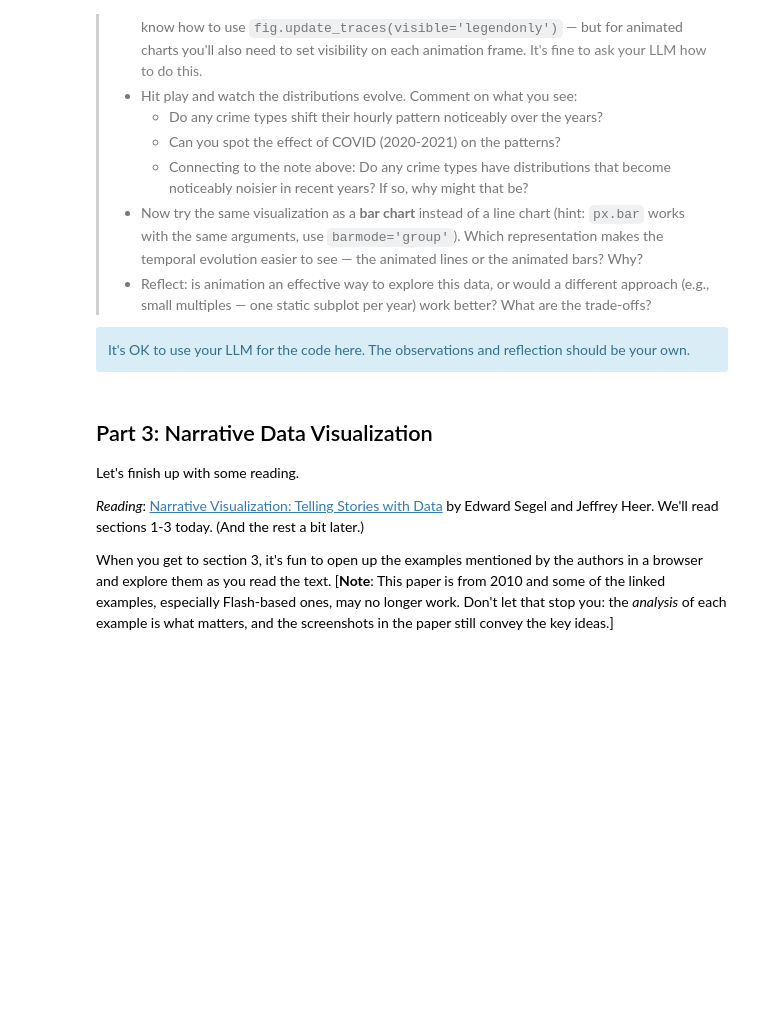
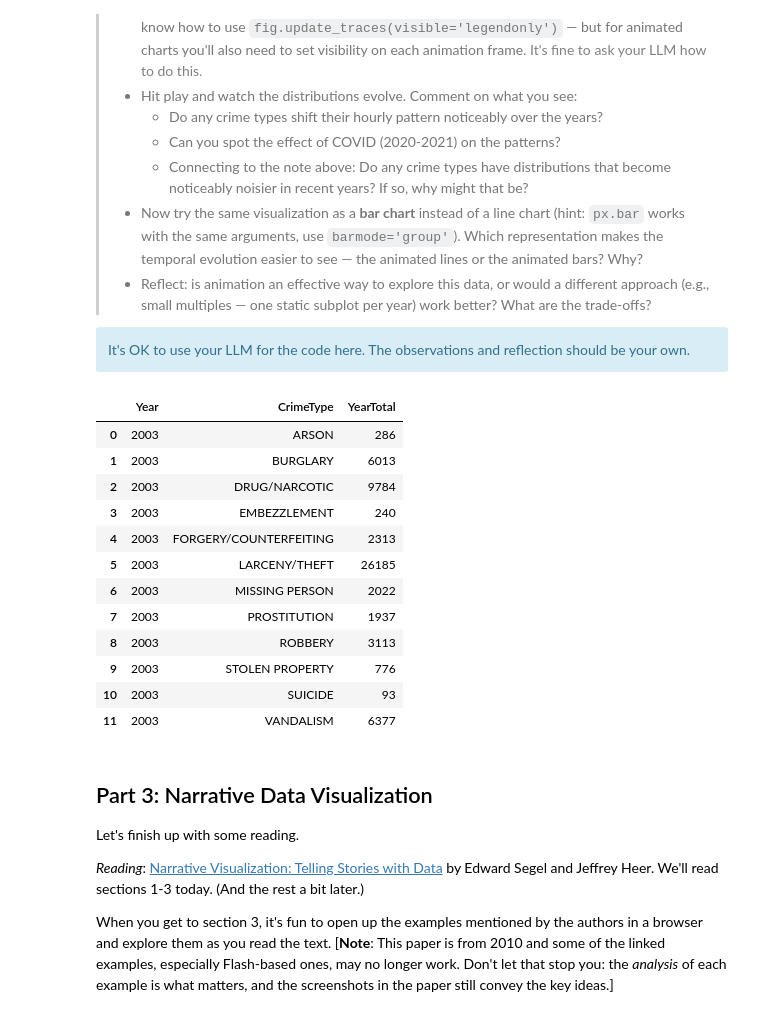
Before and after one commit to suneman/socialdata2026, a Jupyter notebook: lectures/Week6.ipynb, the cells around one changed output. Drawn from its saved outputs; the diff is of its cells as text; code cells hidden in the pictures; blank space fills up the shorter version.

Commit message:
Coding of Week6 (argumentation missing still)

```diff
--- a/lectures/Week6.ipynb
+++ b/lectures/Week6.ipynb
@@ -99,0 +88,12 @@ Try to do this yourself before asking an LLM — you already know Plotly from We
+# %%
+import pandas as pd
+import plotly.express as px
+from pathlib import Path
+merged_path = Path(r"C:\Users\slupo\OneDrive\Documentos\DTU\Social data analysis and visualization") / "sf_crime_merged_focus_2003_2025.csv"
+df = pd.read_csv(merged_path, low_memory=False)
+import pandas as pd
+
+df["date"] = pd.to_datetime(df["date"], format="%Y-%m-%d", errors="coerce").dt.date
+df["time"] = df["time"].astype(str).str.strip()
+df["datetime"] = pd.to_datetime(df["datetime"], format="%Y-%m-%d %H:%M:%S", errors="coerce")
+df["year"] = pd.to_numeric(df["year"], errors="coerce").astype("Int64")
@@ -127,3 +226,88 @@ Try to do this yourself before asking an LLM — you already know Plotly from We
 <div class="alert alert-block alert-info">
 It's OK to use your LLM for the code here. The observations and reflection should be your own.
 </div>
+# %%
+# Take the same normalized-hour idea, but compute it separately for each year.
+yearly_counts = (
+    df.dropna(subset=['datetime', 'category'])
+    .groupby([df['datetime'].dt.year.rename('Year'), 'category', 'Hour'])
+    .size()
+    .rename('Count')
+    .reset_index()
+)
+
+# Quick check of yearly totals, as suggested in the instructions, because sharp drops can create noisy plots.
+yearly_totals = (
+    yearly_counts.groupby(['Year', 'category'])['Count']
+    .sum()
+    .reset_index()
+    .rename(columns={'category': 'CrimeType', 'Count': 'YearTotal'})
+)
+display(yearly_totals.head(12))
+
+# Normalize within each crime type AND year so each frame shows a probability distribution over the 24 hours.
+yearly_counts['NormalizedCount'] = (
+    yearly_counts['Count']
+    / yearly_counts.groupby(['Year', 'category'])['Count'].transform('sum')
+)
+
+# Keep the result in long format for Plotly.
+plot_ready_year = yearly_counts.rename(columns={'category': 'CrimeType'})[
+    ['Year', 'Hour', 'CrimeType', 'NormalizedCount']
+]
+
+# Create an animated line chart using animation_frame, as requested in the instructions.
+fig = px.line(
+    plot_ready_year,
+    x='Hour',
+    y='NormalizedCount',
+    color='CrimeType',
+    animation_frame='Year',
+    title='Hourly distributions of personal focus crimes over time',
+    labels={
+        'Hour': 'Hour of Day',
+        'NormalizedCount': 'Normalized Count',
+        'CrimeType': 'Crime Type'
+    },
+    range_x=[-0.5, 23.5],
+    range_y=[0, 0.3]  # Important instruction: keep the y-axis fixed across frames.
+)
+
+# Start with only a small number of traces visible, so the chart is not too crowded.
+# I only change the base traces here; forcing visibility inside each frame can break animation updates
+# for traces that the user later turns on from the legend.
+default_visible = {'BURGLARY', 'DRUG/NARCOTIC'}
+for trace in fig.data:
+    if trace.name not in default_visible:
+        trace.visible = 'legendonly'
+
+# Keep all 24 hours readable and place the legend away from the data.
+fig.update_xaxes(dtick=1)
+fig.update_layout(
+    legend_title_text='Crime Type',
+    legend=dict(
+        orientation='v',
+        yanchor='top',
+        y=1,
+        xanchor='left',
+        x=1.02
+    ),
+    height=600,
+    margin=dict(l=60, r=190, t=70, b=60)
+)
+
+fig.show()
+# %% [output]
+|  | Year | CrimeType | YearTotal |
+| 0 | 2003 | ARSON | 286 |
+| 1 | 2003 | BURGLARY | 6013 |
+| 2 | 2003 | DRUG/NARCOTIC | 9784 |
+| 3 | 2003 | EMBEZZLEMENT | 240 |
+| 4 | 2003 | FORGERY/COUNTERFEITING | 2313 |
+| 5 | 2003 | LARCENY/THEFT | 26185 |
+| 6 | 2003 | MISSING PERSON | 2022 |
+| 7 | 2003 | PROSTITUTION | 1937 |
+| 8 | 2003 | ROBBERY | 3113 |
+| 9 | 2003 | STOLEN PROPERTY | 776 |
+| 10 | 2003 | SUICIDE | 93 |
+| 11 | 2003 | VANDALISM | 6377 |
```
Also changed, not shown: parts of 8 cells of this notebook.
